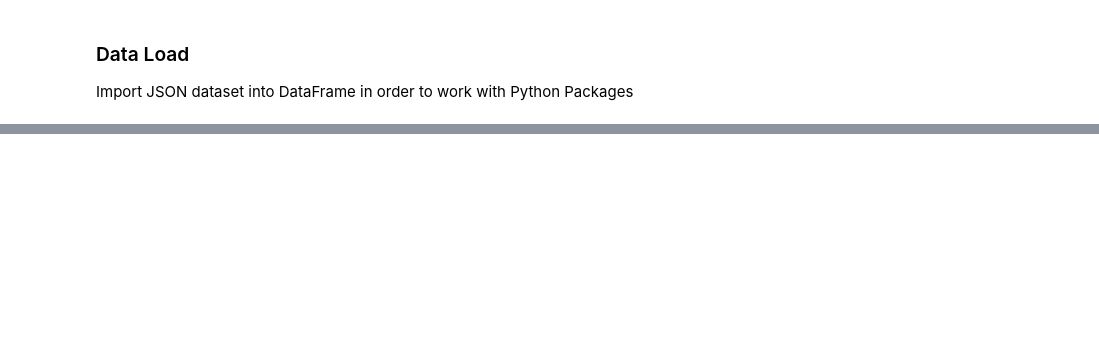
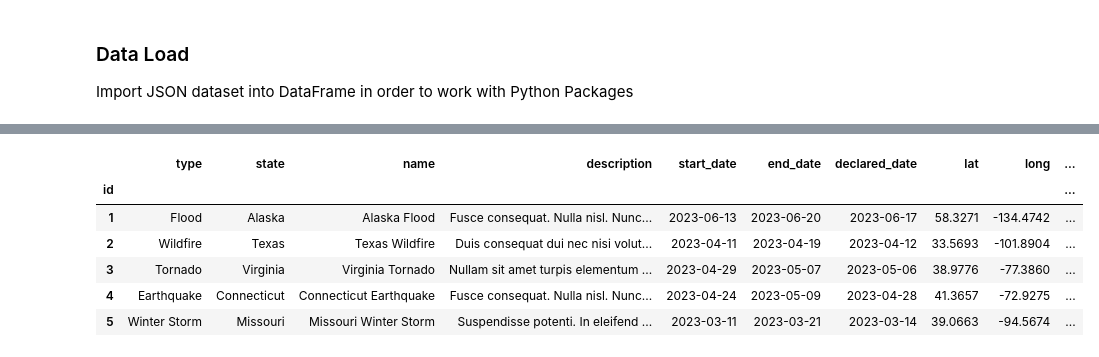
Before and after one commit to StateFarmInsCodingCompetition/2023-StateFarm-CodingCompetition, a Jupyter notebook: python/data_analysis.ipynb, the cells around one changed output, grey strips where cells are left out. Cells and saved outputs as stored; diff of their text form; code cells hidden in the pictures; blank space fills up the shorter version.

```diff
--- a/python/data_analysis.ipynb
+++ b/python/data_analysis.ipynb
@@ -37,0 +74,10 @@ df_disasters = pd.json_normalize(disasters.to_dict(orient='records')) # Normaliz
+# %%
+disasters.head()
+# %% [output]
+|  | type | state | name | description | start_date | end_date | declared_date | lat | long | ... |
+| id |  |  |  |  |  |  |  |  |  | ... |
+| 1 | Flood | Alaska | Alaska Flood | Fusce consequat. Nulla nisl. Nunc... | 2023-06-13 | 2023-06-20 | 2023-06-17 | 58.3271 | -134.4742 | ... |
+| 2 | Wildfire | Texas | Texas Wildfire | Duis consequat dui nec nisi volut... | 2023-04-11 | 2023-04-19 | 2023-04-12 | 33.5693 | -101.8904 | ... |
+| 3 | Tornado | Virginia | Virginia Tornado | Nullam sit amet turpis elementum ... | 2023-04-29 | 2023-05-07 | 2023-05-06 | 38.9776 | -77.3860 | ... |
+| 4 | Earthquake | Connecticut | Connecticut Earthquake | Fusce consequat. Nulla nisl. Nunc... | 2023-04-24 | 2023-05-09 | 2023-04-28 | 41.3657 | -72.9275 | ... |
+| 5 | Winter Storm | Missouri | Missouri Winter Storm | Suspendisse potenti. In eleifend ... | 2023-03-11 | 2023-03-21 | 2023-03-14 | 39.0663 | -94.5674 | ... |
```
Also changed, not shown: parts of 12 cells of this notebook, 2 other files.
